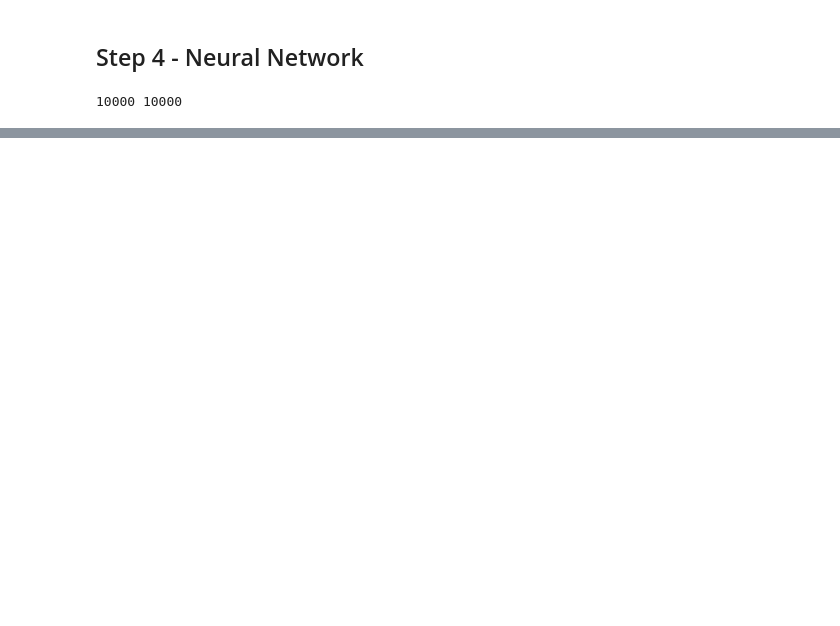
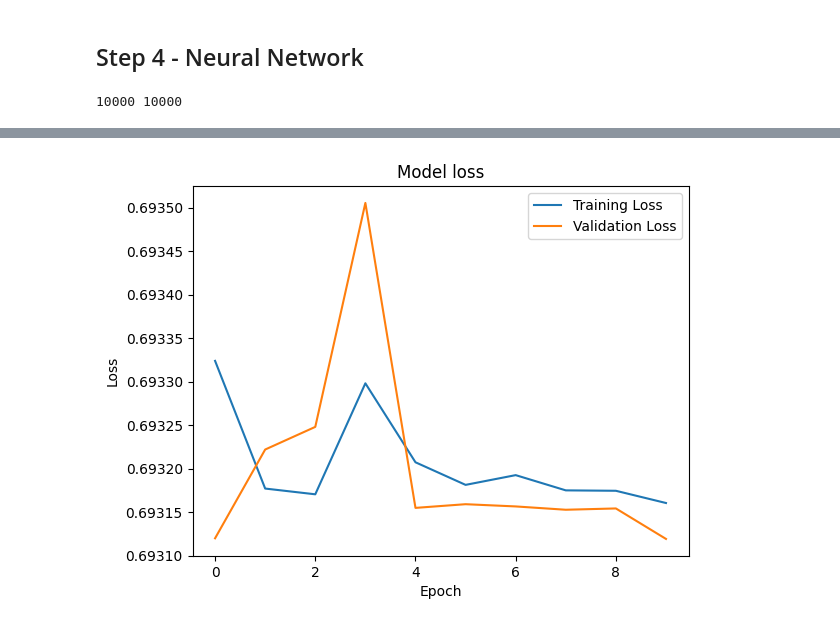
Before and after one commit to GNOATXEL/AI_MARTIN_AMARA, a Jupyter notebook: main.ipynb, the cells around one changed output, grey strips where cells are left out. Saved outputs shown, nothing was run; the diff lists cells and outputs as text; code cells hidden in the pictures; blank space fills up the shorter version.

```diff
--- a/main.ipynb
+++ b/main.ipynb
@@ -58,0 +108,16 @@ print(len(x_test),len(y_test))
+# %%
+model = models.Sequential([
+    layers.Embedding(input_dim=max_length, output_dim=64),  # Example input_dim & output_dim
+    layers.GlobalAveragePooling1D(),
+    layers.Dense(16, activation='relu'),
+    layers.Dense(16, activation='relu'),
+    layers.Dense(16, activation='relu'),
+    layers.Dense(16, activation='relu'),
+    layers.Dense(1, activation='sigmoid')
+])
+
+model.compile(optimizer='adam',
+              loss='binary_crossentropy',
+              metrics=['accuracy','precision','recall'])
+
+fit_model_4 = model.fit(x_train, y_train, epochs=10, validation_data=(x_test, y_test))
@@ -58,0 +145,4 @@ print(len(x_test),len(y_test))
+# %%
+plot(fit_model_4)
+# %% [output]
+[figure, added]
```
Also changed, not shown: parts of 25 cells of this notebook.
